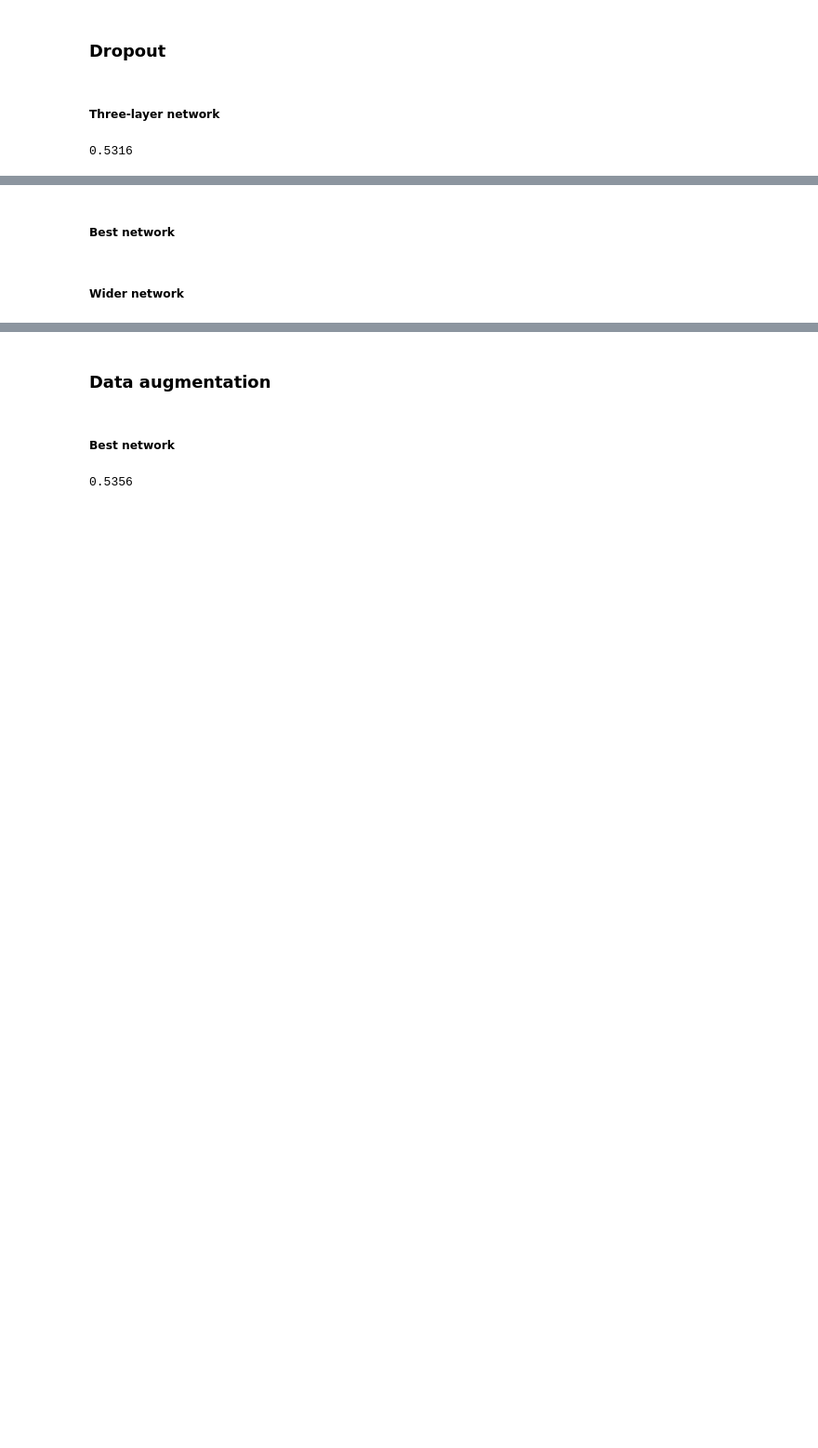
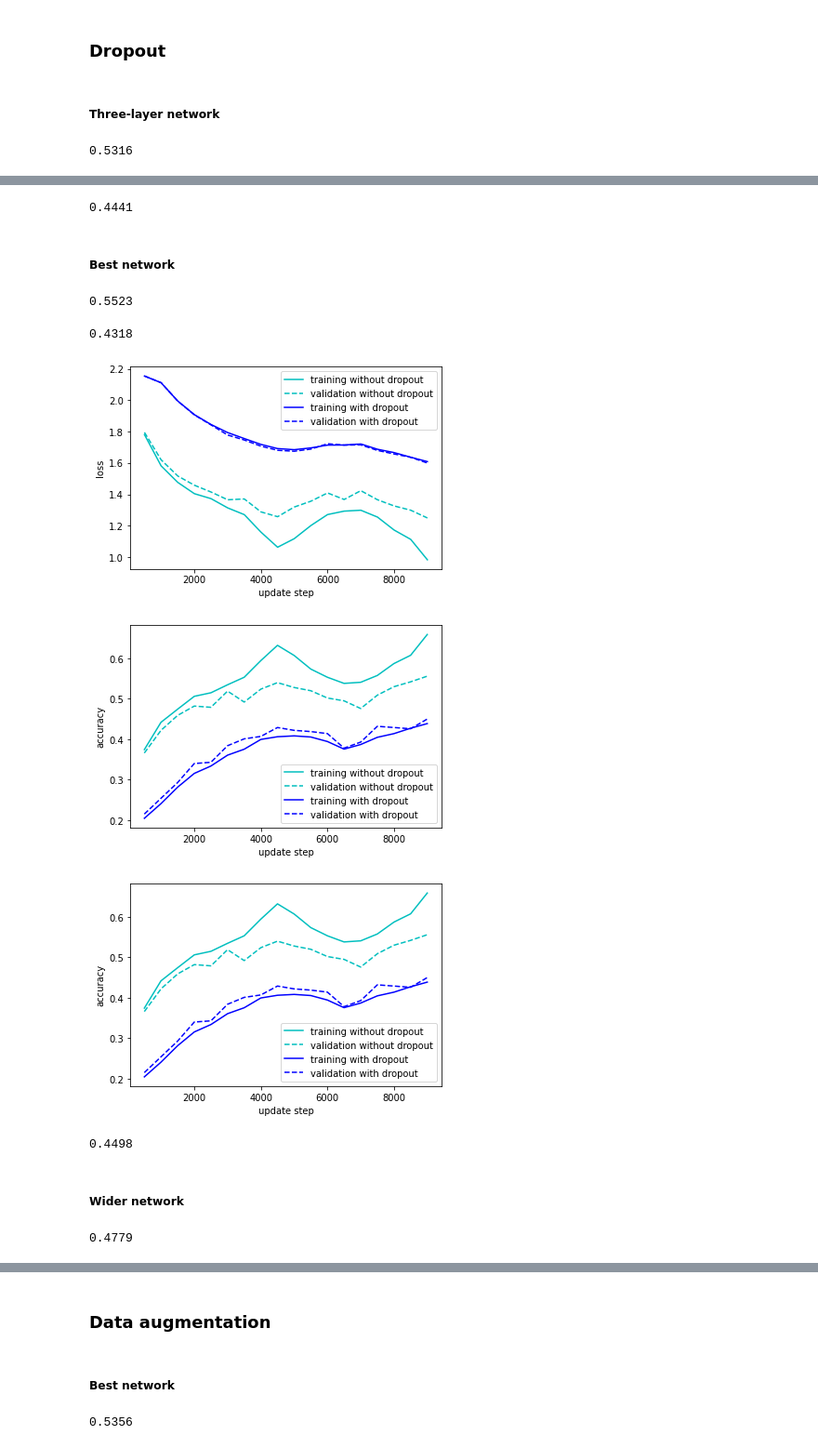
Before and after one commit to alexcosta13/dd2424-deep-learning-in-data-science, a Jupyter notebook: assignments/assignment3.ipynb, the cells around one changed output, grey strips where cells are left out. Shown at 93% size. Cells and saved outputs as stored; diff of their text form; code cells hidden in the pictures; blank space fills up the shorter version.

```diff
--- a/assignments/assignment3.ipynb
+++ b/assignments/assignment3.ipynb
@@ -820,5 +933,7 @@ classifier.add(Dropout(0.5))
 classifier.add(Dense(50, 10))
 classifier.add(Softmax())
 
-bn_loss, bn_accuracy = classifier.fit(X_train, Y_train, X_val, Y_val, ns=ns, k=3*k, reg_lambda=lambda_)
+dropout_loss, dropout_accuracy = classifier.fit(X_train, Y_train, X_val, Y_val, ns=ns, k=3*k, reg_lambda=lambda_)
 classifier.accuracy(X_test, Y_test)
+# %% [output]
+0.4441
@@ -841,5 +952,7 @@ for i in range(len(layers) - 1):
 classifier.add(Dense(layers[-2], layers[-1]))
 classifier.add(Softmax())
 
-bn_loss, bn_accuracy = classifier.fit(X_train, Y_train, X_val, Y_val, ns=ns, k=k, reg_lambda=lambda_)
+loss, accuracy = classifier.fit(X_train, Y_train, X_val, Y_val, ns=ns, k=k, reg_lambda=lambda_)
 classifier.accuracy(X_test, Y_test)
+# %% [output]
+0.5523
@@ -862,5 +971,7 @@ classifier.add(Dropout(0.5))
 classifier.add(Dense(layers[-2], layers[-1]))
 classifier.add(Softmax())
 
-bn_loss, bn_accuracy = classifier.fit(X_train, Y_train, X_val, Y_val, ns=ns, k=k, reg_lambda=lambda_)
+dropout_loss, dropout_accuracy = classifier.fit(X_train, Y_train, X_val, Y_val, ns=ns, k=k, reg_lambda=lambda_)
 classifier.accuracy(X_test, Y_test)
+# %% [output]
+0.4318
@@ -871,3 +978,16 @@ train_validation_error(*bn_accuracy, label='accuracy', steps=steps)
+# %%
+steps = 2 * ns * k
+compare_batch_plot(*loss, *dropout_loss, label='loss', steps=steps, comparing_label='dropout')
+compare_batch_plot(*accuracy, *dropout_accuracy, label='accuracy', steps=steps, comparing_label='dropout')
+
+compare_batch_plot(*loss, *dropout_loss, label='loss', steps=steps,
+                   comparing_label='dropout', save='four-layer-dropout')
+compare_batch_plot(*accuracy, *dropout_accuracy, label='accuracy', steps=steps,
+                   comparing_label='dropout', save='four-layer-dropout')
+# %% [output]
+[figure, added]
+[figure, added]
+[figure, added]
 # %%
 layers = [100,  50,  30, 10]
 
@@ -883,5 +1003,7 @@ classifier.add(Dropout(0.5))
 classifier.add(Dense(layers[-2], layers[-1]))
 classifier.add(Softmax())
 
-bn_loss, bn_accuracy = classifier.fit(X_train, Y_train, X_val, Y_val, ns=ns, k=3*k, reg_lambda=lambda_)
+dropout_loss, dropout_accuracy = classifier.fit(X_train, Y_train, X_val, Y_val, ns=ns, k=3*k, reg_lambda=lambda_)
 classifier.accuracy(X_test, Y_test)
+# %% [output]
+0.4498
@@ -906,7 +1024,9 @@ classifier.add(Dropout(0.5))
 classifier.add(Dense(layers[-2], layers[-1]))
 classifier.add(Softmax())
 
-bn_loss, bn_accuracy = classifier.fit(X_train, Y_train, X_val, Y_val, ns=ns, k=k, reg_lambda=lambda_)
+dropout_loss, dropout_accuracy = classifier.fit(X_train, Y_train, X_val, Y_val, ns=ns, k=k, reg_lambda=lambda_)
 classifier.accuracy(X_test, Y_test)
+# %% [output]
+0.4779
 # %%
 steps = 2 * ns * k
```
Also changed, not shown: parts of 40 cells of this notebook.
